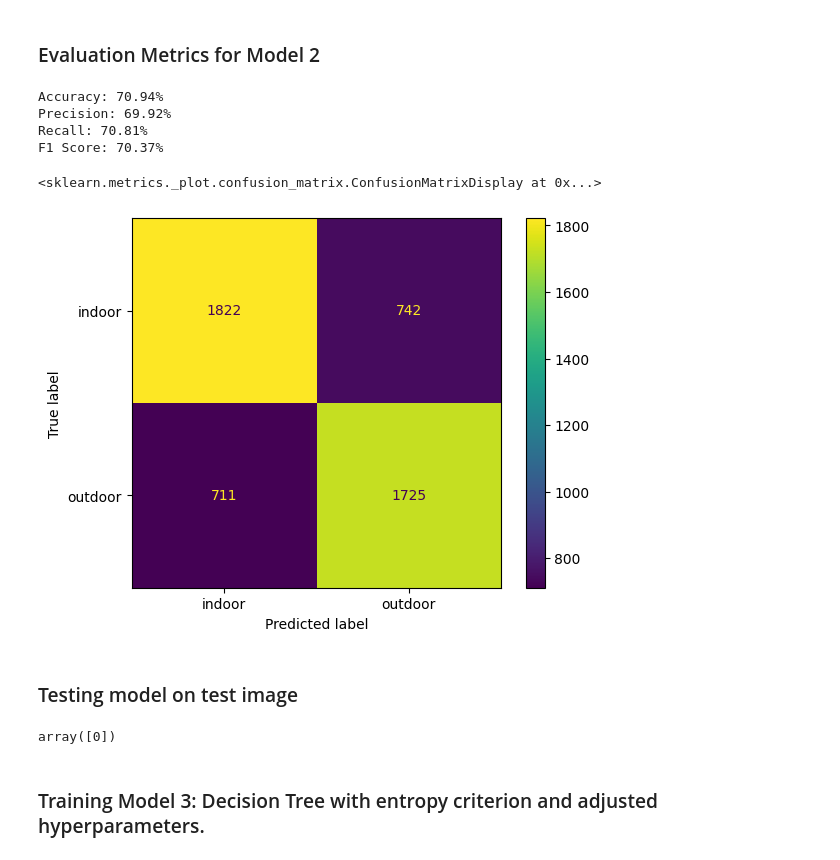
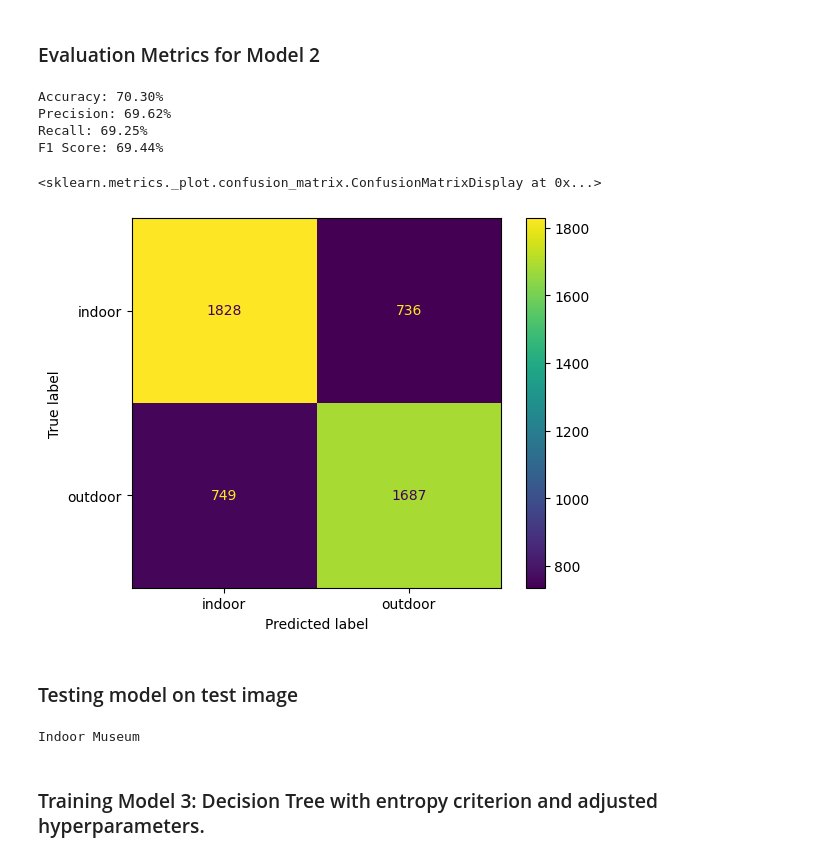
Before and after one commit to BhavyaPatel25/Museum-View-Detection, a Jupyter notebook: Decision Tree Semi-Supervised.ipynb, the cells around one changed output. Cells and saved outputs as stored; diff of their text form; code cells hidden in the pictures.

```diff
--- a/Decision Tree Semi-Supervised.ipynb
+++ b/Decision Tree Semi-Supervised.ipynb
@@ -95,7 +103,7 @@ NameError: name 'y_unlabeled' is not defined
 ### Training Model 1 : Decision Tree with default hyperparameters.
 # %%
 # Train Model 1: Decision Tree with default hyperparameters
-clf = DecisionTreeClassifier(
+model_1 = DecisionTreeClassifier(
     criterion='gini',
     max_depth=10,
     splitter='best',
@@ -104,7 +112,7 @@ clf = DecisionTreeClassifier(
     class_weight='balanced',
     max_features='sqrt',
     random_state=42)
-clf.fit(X_train, y_train)
+model_1.fit(X_train, y_train)
 # %% [output]
 DecisionTreeClassifier(class_weight='balanced', max_depth=10,
                        max_features='sqrt', min_samples_leaf=20,
@@ -115,11 +123,9 @@ max_iterations = 10  # Maximum iterations for self-training
 confidence_threshold = 0.95  # Minimum confidence for pseudo-labeling
 # %%
 for i in range(max_iterations):
-
-    print(i)
     # Predict pseudo-labels for unlabeled data
-    pseudo_labels = clf.predict(X_unlabeled)
-    pseudo_probs = clf.predict_proba(X_unlabeled).max(axis=1)  # Get confidence scores
+    pseudo_labels = model_1.predict(X_unlabeled)
+    pseudo_probs = model_1.predict_proba(X_unlabeled).max(axis=1)  # Get confidence scores
 
     # Select samples with high confidence
     high_confidence_mask = pseudo_probs >= confidence_threshold
@@ -139,4 +145,4 @@ for i in range(max_iterations):
     y_unlabeled = y_unlabeled[~high_confidence_mask]
 
     # Retrain Decision Tree with the expanded dataset
-    clf.fit(X_train, y_train)
+    model_1.fit(X_train, y_train)
@@ -192,7 +197,7 @@ array([0])
 ### Training Model 2 : Decision Tree with increased depth and adjusted hyperparameters.
 # %%
 # Train Model 2: Decision Tree with increased depth and adjusted hyperparameters
-clf2 = DecisionTreeClassifier(
+model_2 = DecisionTreeClassifier(
     criterion='gini',
     max_depth=15,
     splitter='best',
@@ -202,7 +207,7 @@ clf2 = DecisionTreeClassifier(
     max_features='sqrt',
     random_state=42)
 
-clf2.fit(X_train, y_train)
+model_2.fit(X_train, y_train)
 # %% [output]
 DecisionTreeClassifier(class_weight='balanced', max_depth=15,
                        max_features='sqrt', min_samples_leaf=30,
@@ -213,11 +218,9 @@ max_iterations = 10  # Maximum iterations for self-training
 confidence_threshold = 0.95  # Minimum confidence for pseudo-labeling
 # %%
 for i in range(max_iterations):
-
-    print(i)
     # Predict pseudo-labels for unlabeled data
-    pseudo_labels = clf2.predict(X_unlabeled)
-    pseudo_probs = clf2.predict_proba(X_unlabeled).max(axis=1)  # Get confidence scores
+    pseudo_labels = model_2.predict(X_unlabeled)
+    pseudo_probs = model_2.predict_proba(X_unlabeled).max(axis=1)  # Get confidence scores
 
     # Select samples with high confidence
     high_confidence_mask = pseudo_probs >= confidence_threshold
@@ -237,4 +240,4 @@ for i in range(max_iterations):
     y_unlabeled = y_unlabeled[~high_confidence_mask]
 
     # Retrain Decision Tree with the expanded dataset
-    clf2.fit(X_train, y_train)
+    model_2.fit(X_train, y_train)
@@ -252,33 +244,38 @@ for i in range(max_iterations):
 # %% [markdown]
 ### Evaluation Metrics for Model 2
 # %%
+from sklearn.metrics import accuracy_score, recall_score, precision_score, f1_score, ConfusionMatrixDisplay
+
 # Evaluate Model 2
-y_pred = clf2.predict(X_test_dump)
+y_pred = model_2.predict(X_test_dump)
 
 accuracy = accuracy_score(y_test_dump, y_pred)
 precision = precision_score(y_test_dump,y_pred)
 recall = recall_score(y_test_dump,y_pred)
 f1score = f1_score(y_test_dump,y_pred)
 
 print(f'Accuracy: {accuracy * 100:.2f}%')
 print(f'Precision: {precision * 100:.2f}%')
 print(f'Recall: {recall * 100:.2f}%')
 print(f'F1 Score: {f1score * 100:.2f}%')
 ConfusionMatrixDisplay.from_predictions(y_test_dump,y_pred,display_labels=['indoor','outdoor'])
 # %% [output]
-Accuracy: 70.94%
-Precision: 69.92%
-Recall: 70.81%
-F1 Score: 70.37%
+Accuracy: 70.30%
+Precision: 69.62%
+Recall: 69.25%
+F1 Score: 69.44%
 <sklearn.metrics._plot.confusion_matrix.ConfusionMatrixDisplay at 0x...>
-[figure, old version]
+[figure, new version]
 # %% [markdown]
 ### Testing model on test image
 # %%
 # Test Model 2 on a single image
-clf2.predict(my_img.reshape(1,-1))
+if(model_2.predict(my_img.reshape(1,-1)) == 0):
+  print("Indoor Museum")
+else:
+  print("Outdoor Museum")
 # %% [output]
-array([0])
+Indoor Museum
 # %% [markdown]
 ### Training Model 3: Decision Tree with entropy criterion and adjusted hyperparameters.
 # %%
```
Also changed, not shown: parts of 18 cells of this notebook, 3 other files.
